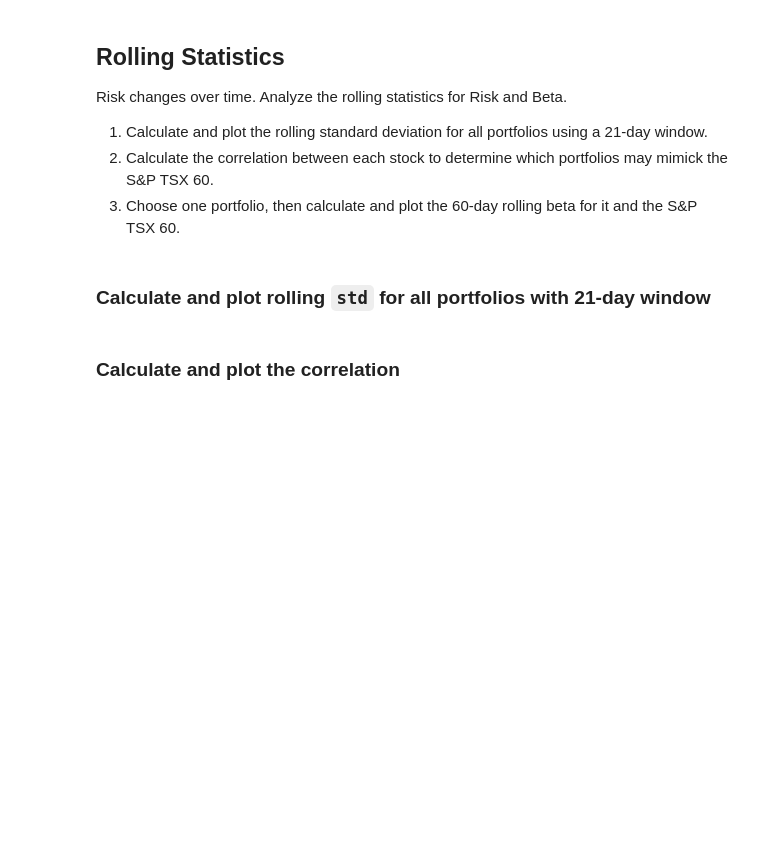
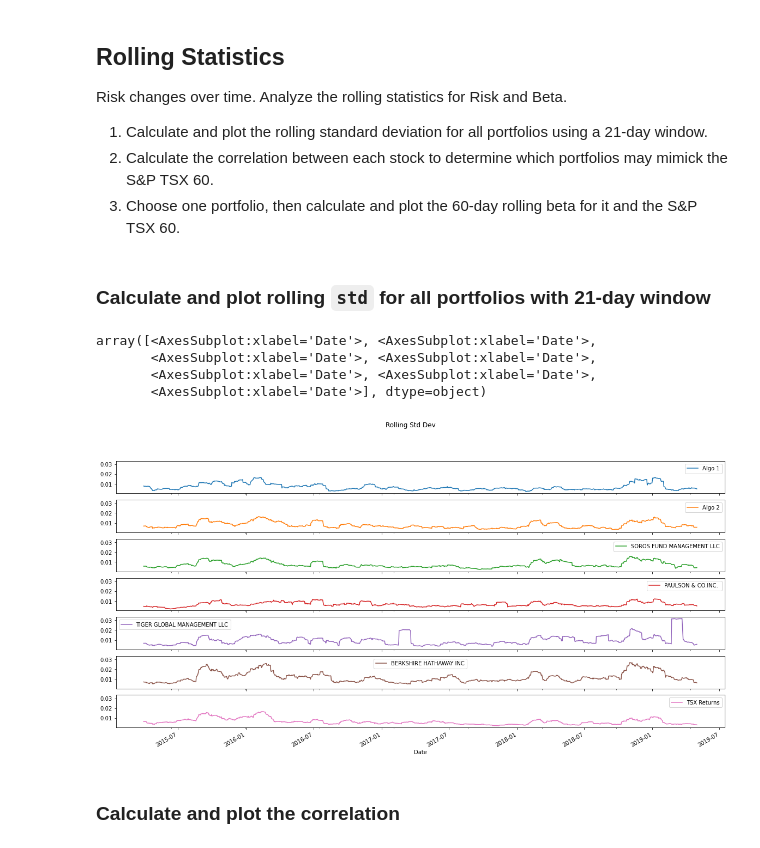
Before and after one commit to JimP315/Panthas, a Jupyter notebook: Starter_Code/whale_analysis.ipynb, the cells around one changed output. Saved outputs shown, nothing was run; the diff lists cells and outputs as text; code cells hidden in the pictures; blank space fills up the shorter version.

```diff
--- a/Starter_Code/whale_analysis.ipynb
+++ b/Starter_Code/whale_analysis.ipynb
@@ -222,5 +222,6 @@ dtype: float64
 # Calculate the daily standard deviations of all portfolios
 
 daily_std = combined_df.std()
+daily_std = daily_std.sort_values(ascending=False)
 daily_std.head()
 # %% [output]
@@ -259,8 +273,17 @@ Risk changes over time. Analyze the rolling statistics for Risk and Beta.
 ### Calculate and plot rolling `std` for all portfolios with 21-day window
 # %%
 # Calculate the rolling standard deviation for all portfolios using a 21-day window
+rolling_std = daily_std * np.sqrt(252)
+
 
 # Plot the rolling standard deviation
+combined_df.rolling(window=21).std().plot(subplots=True,figsize=(20, 10), title="Rolling Std Dev",sharex=True,sharey=True)
+# %% [output]
+array([<AxesSubplot:xlabel='Date'>, <AxesSubplot:xlabel='Date'>,
+       <AxesSubplot:xlabel='Date'>, <AxesSubplot:xlabel='Date'>,
+       <AxesSubplot:xlabel='Date'>, <AxesSubplot:xlabel='Date'>,
+       <AxesSubplot:xlabel='Date'>], dtype=object)
+[figure, added]
 # %% [markdown]
 ### Calculate and plot the correlation
 # %%
```
Also changed, not shown: parts of 8 cells of this notebook.
